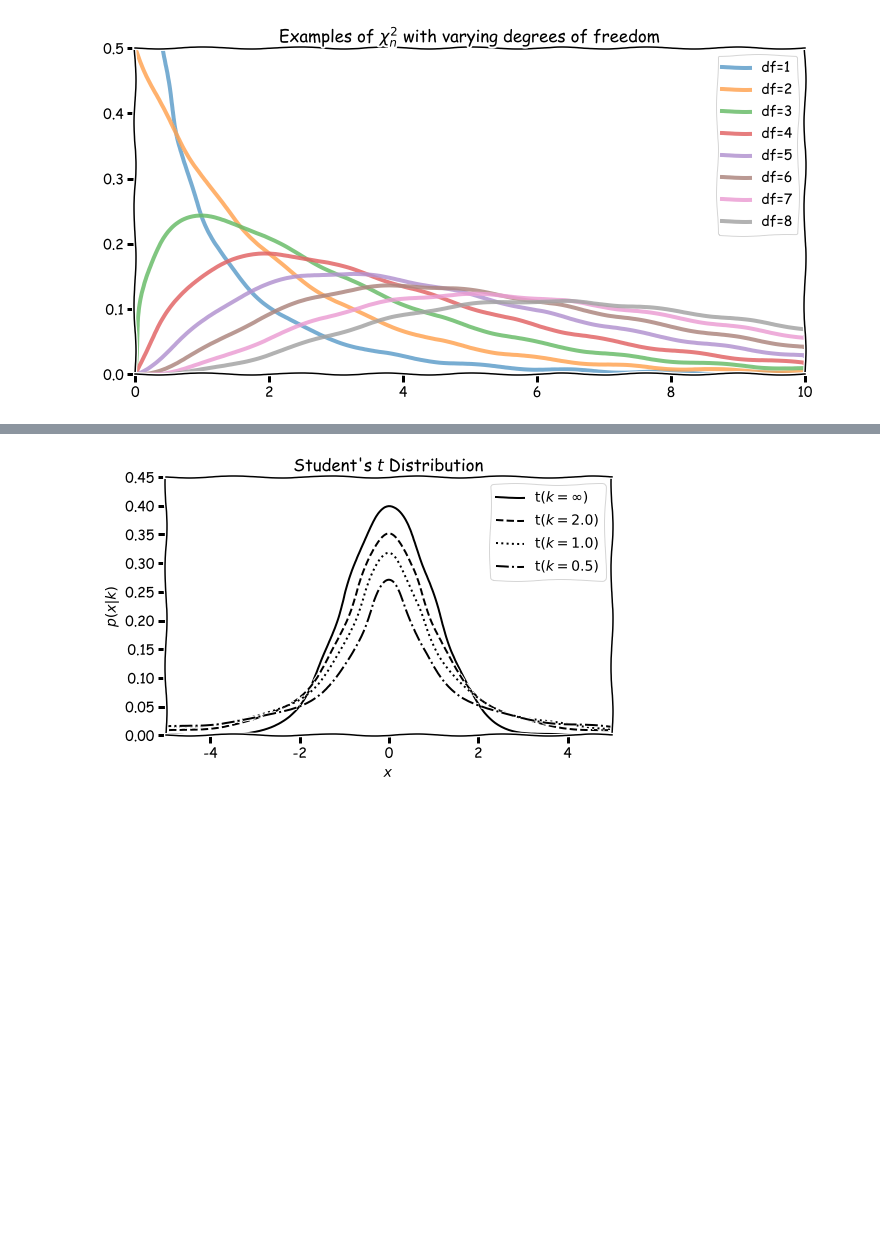
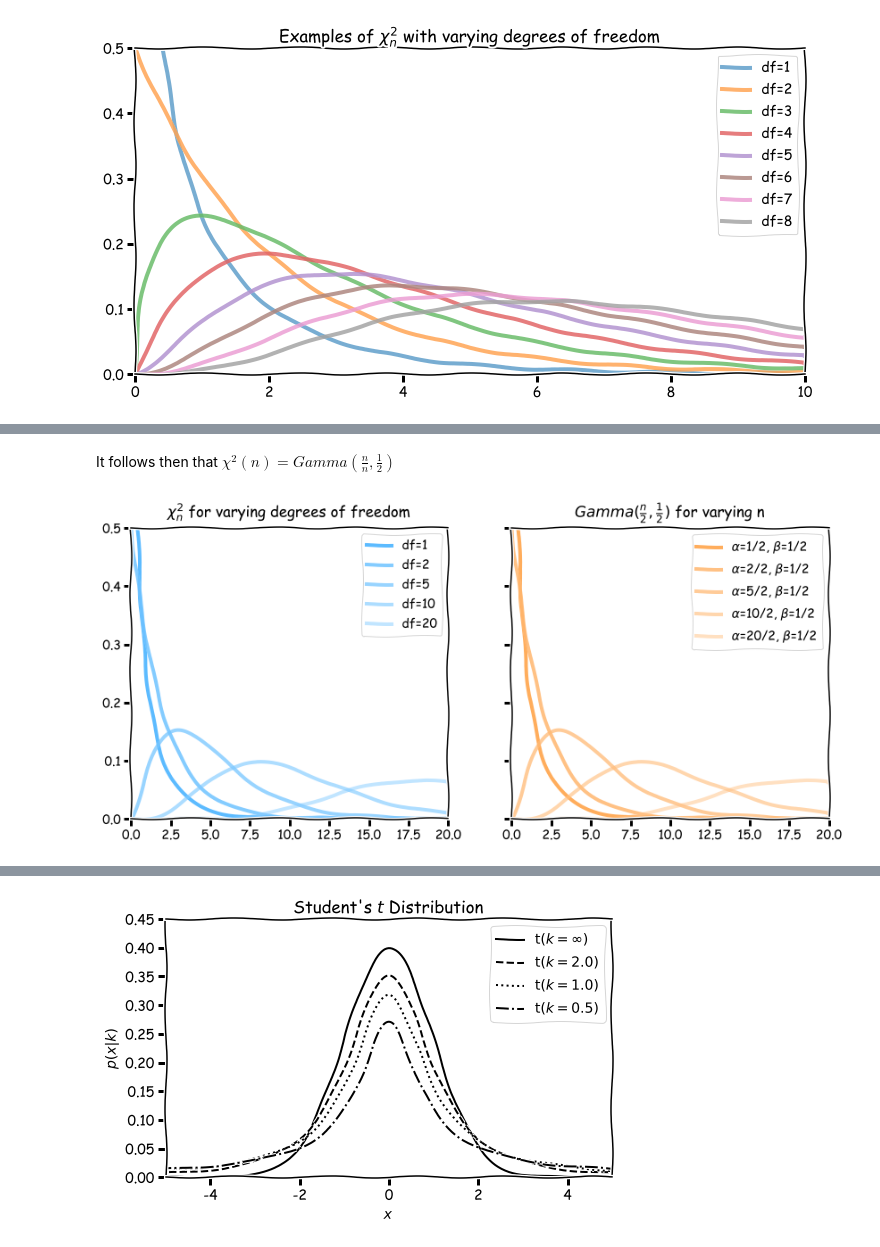
Before and after one commit to buruzaemon/stats-110, a Jupyter notebook: Lecture_30.ipynb, the cells around one changed output, grey strips where cells are left out. Drawn from its saved outputs; the diff is of its cells as text; code cells hidden in the pictures; blank space fills up the shorter version.

```diff
--- a/Lecture_30.ipynb
+++ b/Lecture_30.ipynb
@@ -31,0 +81,28 @@ plt.show()
+# %% [markdown]
+It follows then that $\chi^2(n) = Gamma\left( \frac{n}{n}, \frac{1}{2} \right)$
+# %%
+_, (ax1, ax2) = plt.subplots(1, 2, sharey=True, figsize=(14,6))
+
+x = np.linspace(0, 20, 1000)
+
+ddof_values = [1, 2, 5, 10, 20]
+col_alph_values = [0.8, 0.6, 0.5, 0.4, 0.3]
+
+for df,c_alph in zip(ddof_values, col_alph_values):
+    ax1.plot(x, chi2.pdf(x, df), color='#33AAFF', lw=4, alpha=c_alph, label='df={}'.format(df))
+ax1.set_title('$\chi^2_n$ for varying degrees of freedom', y=1.02)
+ax1.set_xlim((0,20.0))
+ax1.set_ylim((0,0.5))
+ax1.legend()
+
+# gamma.pdf API: scale = 1 / beta
+l = 0.5
+for alph,c_alph in zip(ddof_values, col_alph_values):
+    ax2.plot(x, gamma.pdf(x, alph/2, scale=1/l), lw=4, alpha=c_alph, color='#FF9933', label=r'$\alpha$={}/2, $\beta$=1/2'.format(alph))
+ax2.set_title(r'$Gamma(\frac{n}{2}, \frac{1}{2})$ for varying n', y=1.02)
+ax2.set_xlim((0,20.0))
+ax2.set_ylim((0,0.5))
+ax2.legend()
+None
+# %% [output]
+[figure, added]
```
Also changed, not shown: parts of 6 cells of this notebook, 1 other file.
